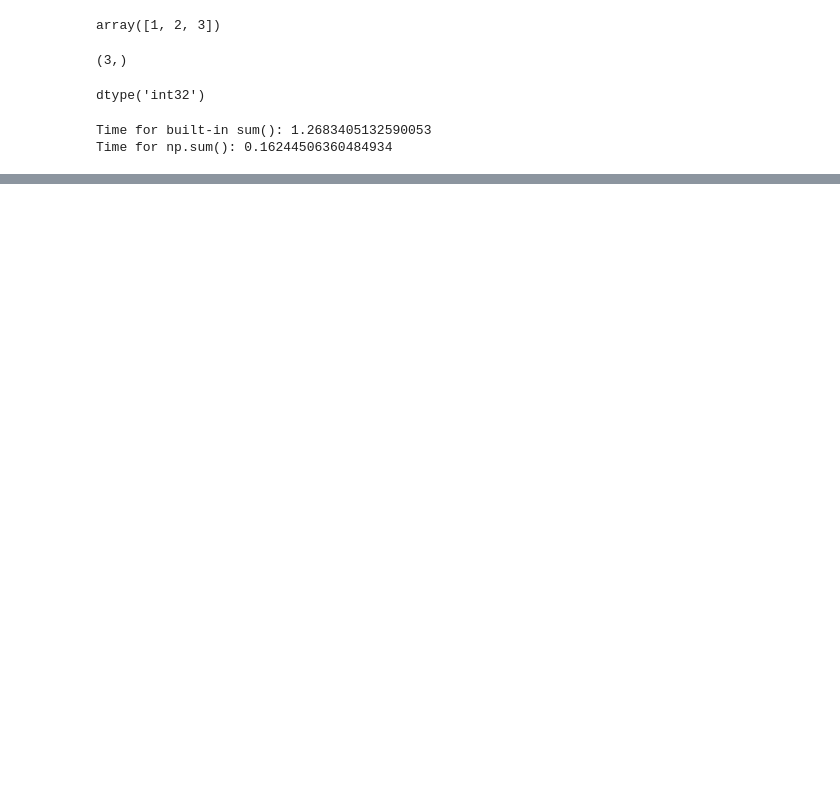
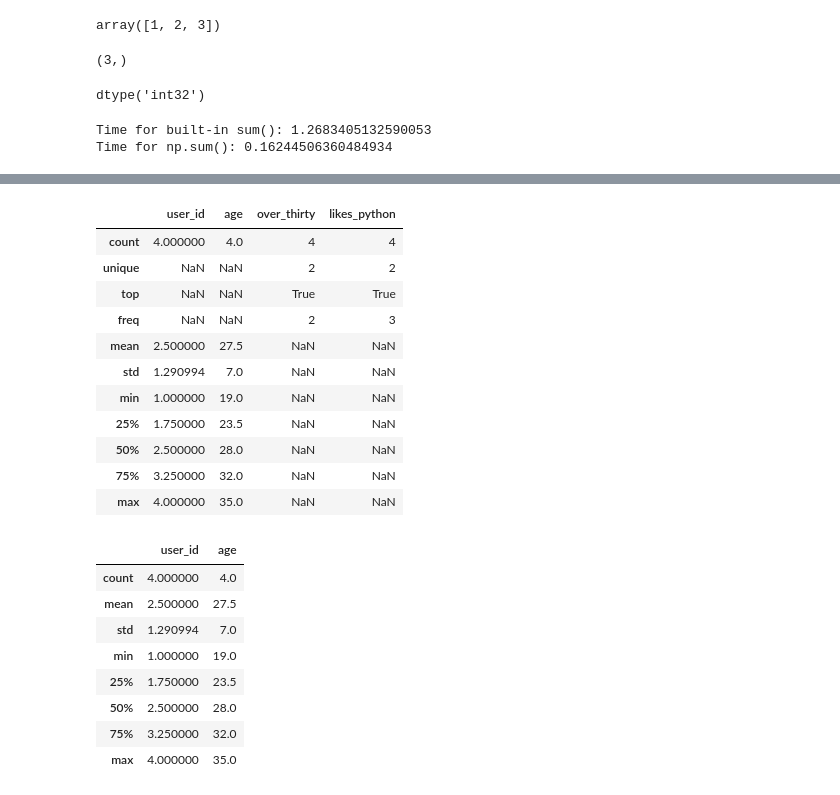
Before and after one commit to ziehm1/Tracking-Craptocurrencies, a Jupyter notebook: Mastering Social Media Mining with Python - Example Code.ipynb, the cells around one changed output, grey strips where cells are left out. Saved outputs shown, nothing was run; the diff lists cells and outputs as text; code cells hidden in the pictures; blank space fills up the shorter version.

```diff
--- a/Mastering Social Media Mining with Python - Example Code.ipynb
+++ b/Mastering Social Media Mining with Python - Example Code.ipynb
@@ -36,0 +35,5 @@ import pandas as pd
+# %%
+import pandas as pd
+data = {'user_id':[1,2,3,4],'age':[25,35,31,19]}
+frame = pd.DataFrame(data, columns=['user_id','age'])
+frame.head()
@@ -36,0 +46,3 @@ import pandas as pd
+# %%
+frame['over_thirty'] = frame['age'] > 30
+frame.head()
@@ -36,0 +55,3 @@ import pandas as pd
+# %%
+frame['likes_python'] = pd.Series([True, False, True, True], index=frame.index)
+frame.head()
@@ -36,0 +64,25 @@ import pandas as pd
+# %%
+frame.describe(include = 'all')
+frame.describe()
+# %% [output]
+|  | user_id | age | over_thirty | likes_python |
+| count | 4.000000 | 4.0 | 4 | 4 |
+| unique | NaN | NaN | 2 | 2 |
+| top | NaN | NaN | True | True |
+| freq | NaN | NaN | 2 | 3 |
+| mean | 2.500000 | 27.5 | NaN | NaN |
+| std | 1.290994 | 7.0 | NaN | NaN |
+| min | 1.000000 | 19.0 | NaN | NaN |
+| 25% | 1.750000 | 23.5 | NaN | NaN |
+| 50% | 2.500000 | 28.0 | NaN | NaN |
+| 75% | 3.250000 | 32.0 | NaN | NaN |
+| max | 4.000000 | 35.0 | NaN | NaN |
+|  | user_id | age |
+| count | 4.000000 | 4.0 |
+| mean | 2.500000 | 27.5 |
+| std | 1.290994 | 7.0 |
+| min | 1.000000 | 19.0 |
+| 25% | 1.750000 | 23.5 |
+| 50% | 2.500000 | 28.0 |
+| 75% | 3.250000 | 32.0 |
+| max | 4.000000 | 35.0 |
```
Also changed, not shown: parts of 28 cells of this notebook, 4 other files.
